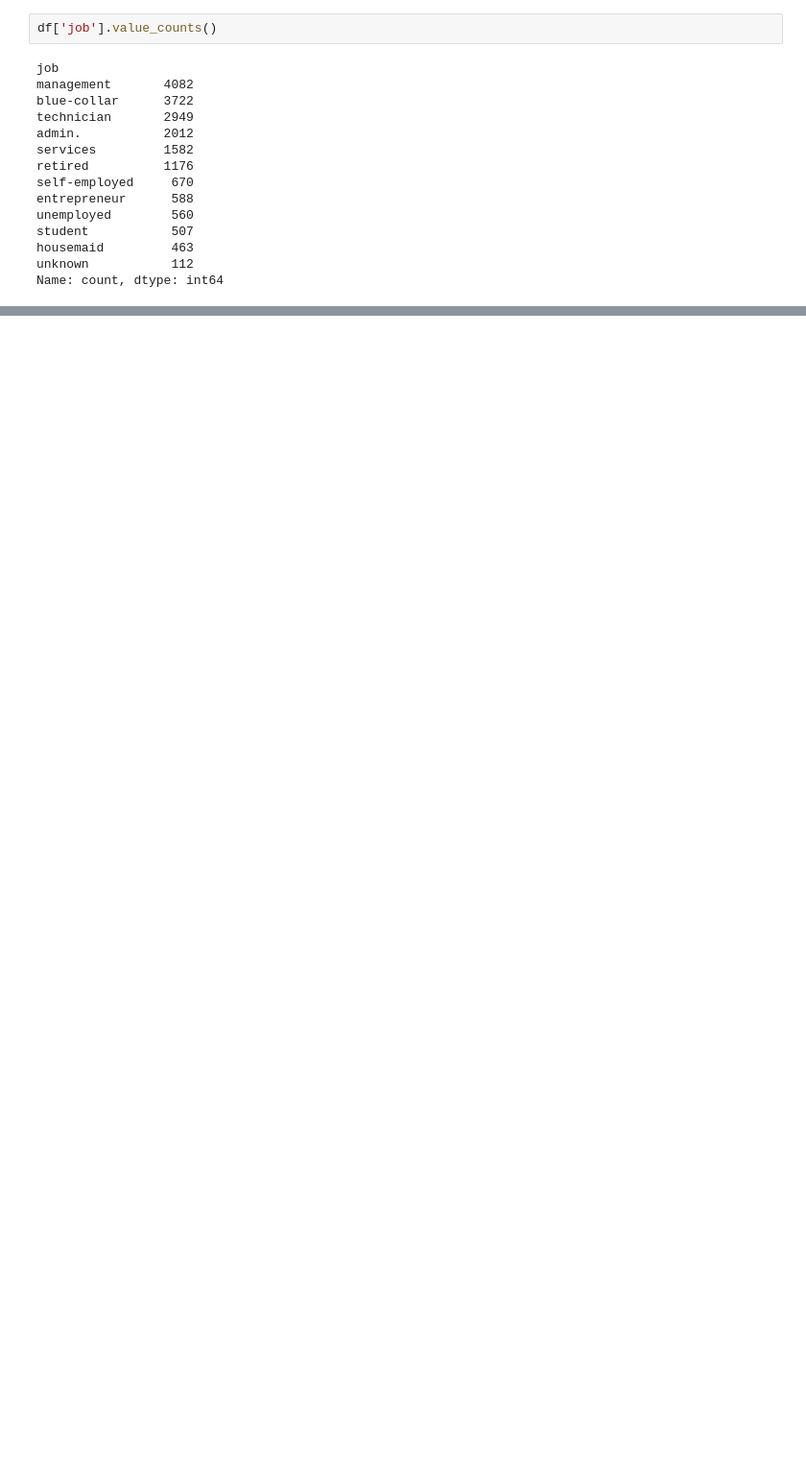
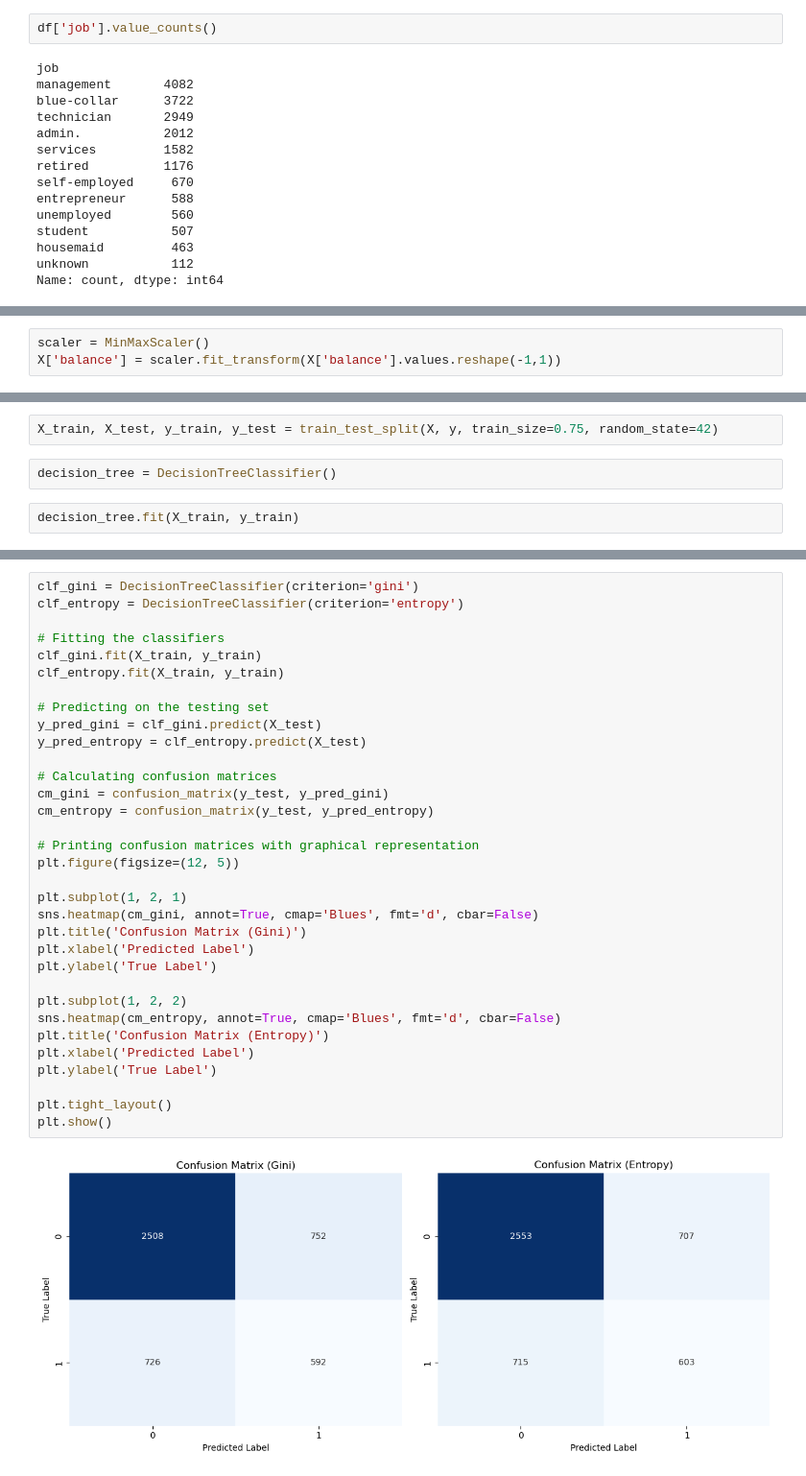
Before and after one commit to axt0895/data-science, a Jupyter notebook: Classification-Evaluation.ipynb, the cells around one changed output, grey strips where cells are left out. Shown at 96% size. Drawn from its saved outputs; the diff is of its cells as text; blank space fills up the shorter version.

```diff
--- a/Classification-Evaluation.ipynb
+++ b/Classification-Evaluation.ipynb
@@ -258,0 +300,3 @@ dtype: object
+# %%
+scaler = MinMaxScaler()
+X['balance'] = scaler.fit_transform(X['balance'].values.reshape(-1,1))
@@ -258,0 +327,6 @@ dtype: object
+# %%
+X_train, X_test, y_train, y_test = train_test_split(X, y, train_size=0.75, random_state=42)
+# %%
+decision_tree = DecisionTreeClassifier()
+# %%
+decision_tree.fit(X_train, y_train)
@@ -258,0 +350,35 @@ dtype: object
+# %%
+clf_gini = DecisionTreeClassifier(criterion='gini')
+clf_entropy = DecisionTreeClassifier(criterion='entropy')
+
+# Fitting the classifiers
+clf_gini.fit(X_train, y_train)
+clf_entropy.fit(X_train, y_train)
+
+# Predicting on the testing set
+y_pred_gini = clf_gini.predict(X_test)
+y_pred_entropy = clf_entropy.predict(X_test)
+
+# Calculating confusion matrices
+cm_gini = confusion_matrix(y_test, y_pred_gini)
+cm_entropy = confusion_matrix(y_test, y_pred_entropy)
+
+# Printing confusion matrices with graphical representation
+plt.figure(figsize=(12, 5))
+
+plt.subplot(1, 2, 1)
+sns.heatmap(cm_gini, annot=True, cmap='Blues', fmt='d', cbar=False)
+plt.title('Confusion Matrix (Gini)')
+plt.xlabel('Predicted Label')
+plt.ylabel('True Label')
+
+plt.subplot(1, 2, 2)
+sns.heatmap(cm_entropy, annot=True, cmap='Blues', fmt='d', cbar=False)
+plt.title('Confusion Matrix (Entropy)')
+plt.xlabel('Predicted Label')
+plt.ylabel('True Label')
+
+plt.tight_layout()
+plt.show()
+# %% [output]
+[figure, added]
```
Also changed, not shown: parts of 91 cells of this notebook.
